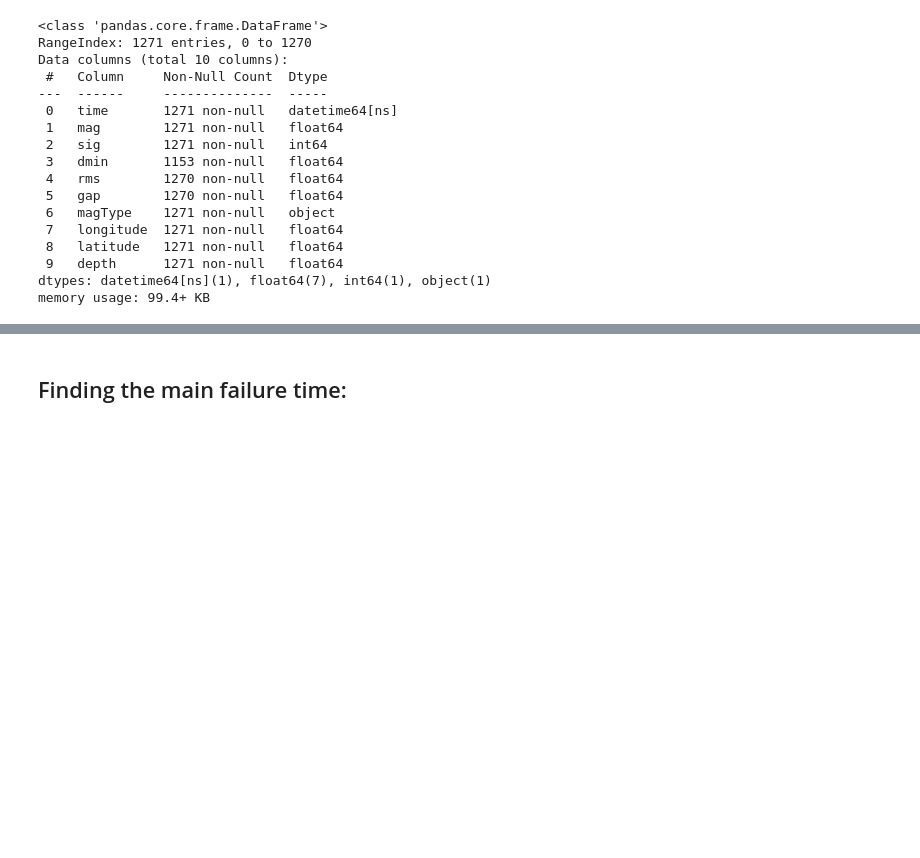
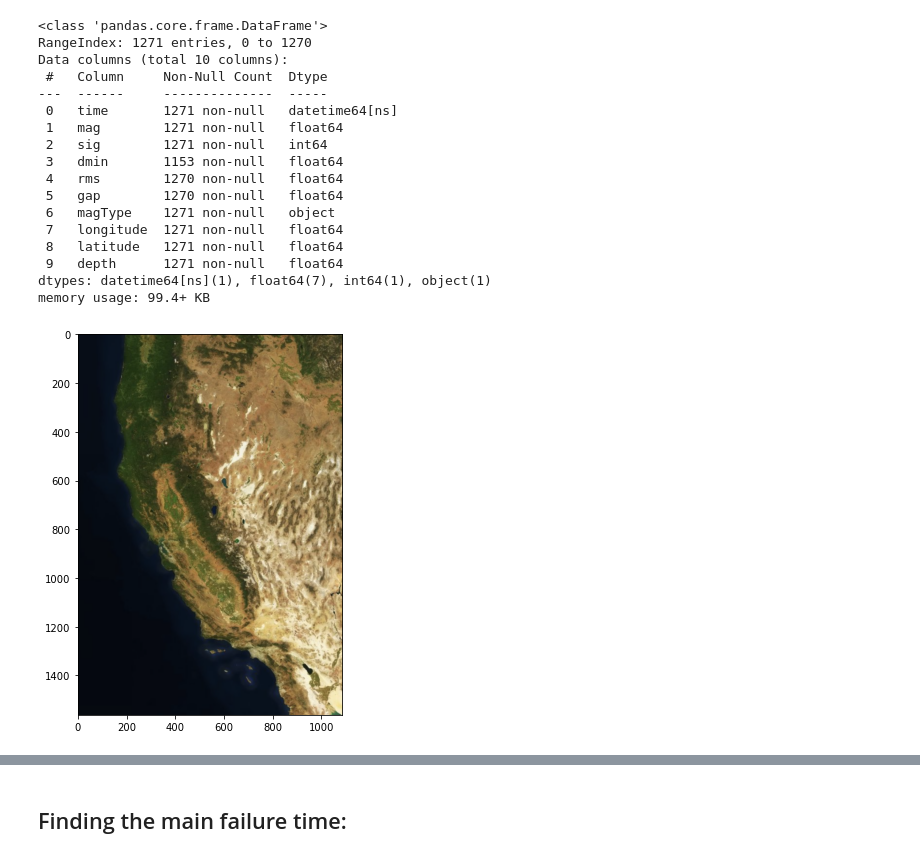
Before and after one commit to saiedmighani/earthquake_time_series_LSTM, a Jupyter notebook: codes/P04_model_linear_regression.ipynb, the cells around one changed output, grey strips where cells are left out. Cells and saved outputs as stored; diff of their text form; code cells hidden in the pictures; blank space fills up the shorter version.

```diff
--- a/codes/P04_model_linear_regression.ipynb
+++ b/codes/P04_model_linear_regression.ipynb
@@ -64,4 +64,10 @@ Data columns (total 10 columns):
  9   depth      1271 non-null   float64
 dtypes: datetime64[ns](1), float64(7), int64(1), object(1)
 memory usage: 99.4+ KB
+# %%
+plt.figure(figsize = (10,7))
+im = plt.imread("../assets/Satellite_map_region.png")
+implot = plt.imshow(im)
+# %% [output]
+[figure, added]
 # %%
```
Also changed, not shown: parts of 37 cells of this notebook, 6 other files.
